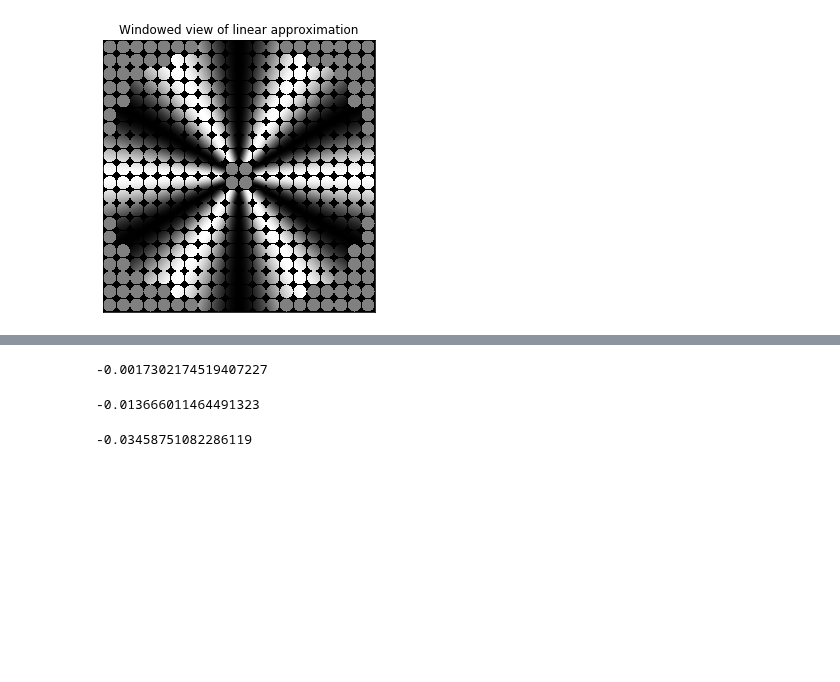
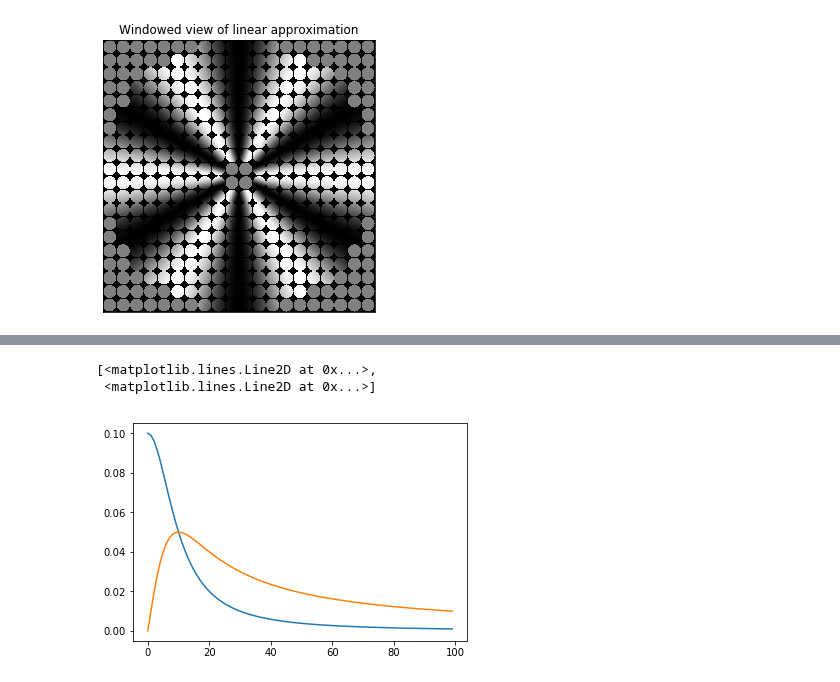
Before and after one commit to billbrod/spatial-frequency-preferences, a Jupyter notebook: notebooks/Grating-approximations.ipynb, the cells around one changed output, grey strips where cells are left out. Cells and saved outputs as stored; diff of their text form; code cells hidden in the pictures; blank space fills up the shorter version.

```diff
--- a/notebooks/Grating-approximations.ipynb
+++ b/notebooks/Grating-approximations.ipynb
@@ -45,33 +47,32 @@ How to do a Monte Carlo approximation of this?
+# %%
+def dx_to_integrate(x, w_r, y):
+    return (w_r*x) / (x**2+y**2)
+def dy_to_integrate(y, w_r, x):
+    return (w_r*y) / ((x**2+y**2))
+def dxdy_to_integrate(y, x, w_r):
+    return (-2*x*w_r*y) / ((x**2+y**2)**2)
+
+integrated_dx = lambda w_r, y: quad(dx_to_integrate, 0, 10, args=(w_r, y))
+integrated_dy = lambda w_r, y: quad(dy_to_integrate, 0, y, args=(w_r, 10))
+integrated_dxdy = lambda w_r, y: nquad(dxdy_to_integrate, [[0, y], [0, 10]], args=(w_r,))
+# %%
+ys = range(1, 100)
+vals = []
+for y in ys:
+    vals.append((integrated_dx(1, y)[0] + integrated_dy(1, y)[0] - integrated_dxdy(1, y)[0]))
+plt.plot(ys, vals)
 # %%
-def dy_func(x, y, w_r, w_a):
-     return (y * w_r + w_a * x) / (2*np.pi*(x**2 + y**2))
-def dx_func(x, y, w_r, w_a):
-    return (x * w_r - w_a * y) / (2*np.pi*(x**2 + y**2))
+def dx_to_integrate(x, w_r, y):
+    return (w_r*x) / ((x**2+y**2))
+def dy_to_integrate(y, w_r, x):
+    return (w_r*y) / ((x**2+y**2))
+
+ys = range(100)
+vals = []
+for y in ys:
+    vals.append((dx_to_integrate(10, 1, y), dy_to_integrate(y, 1, 10)))
+plt.plot(ys, vals)
+# %% [output]
+[<matplotlib.lines.Line2D at 0x...>,
+ <matplotlib.lines.Line2D at 0x...>]
+[figure, added]
-# %%
-dy_func(local_x, local_y, w_r, w_a)
-# %% [output]
--0.0017302174519407227
-# %%
-N = 1000
-approx = []
-rand_range = 10
-for i in range(N):
-    rand_x = np.random.uniform(-rand_range, rand_range)
-    #rand_y = np.random.uniform(-rand_range, rand_range)
-    approx.append(dx_func(local_x+rand_x, local_y, w_r, w_a))
-
-(2*rand_range)*np.mean(approx)
-# %% [output]
--0.013666011464491323
-# %%
-N = 1000
-approx = []
-rand_range = 10
-for i in range(N):
-    #rand_x = np.random.uniform(-rand_range, rand_range)
-    rand_y = np.random.uniform(-rand_range, rand_range)
-    approx.append(dy_func(local_x, local_y+rand_y, w_r, w_a))
-
-(2*rand_range)*np.mean(approx)
-# %% [output]
--0.03458751082286119
```
Also changed, not shown: parts of 23 cells of this notebook.
